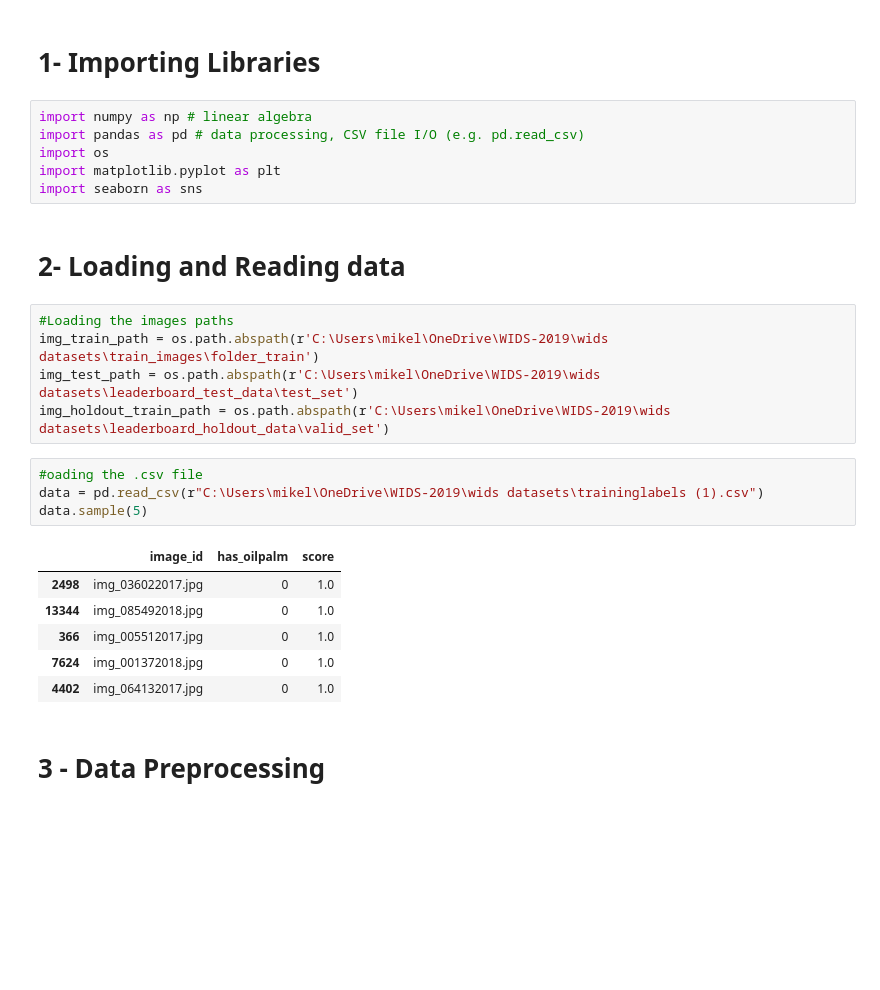
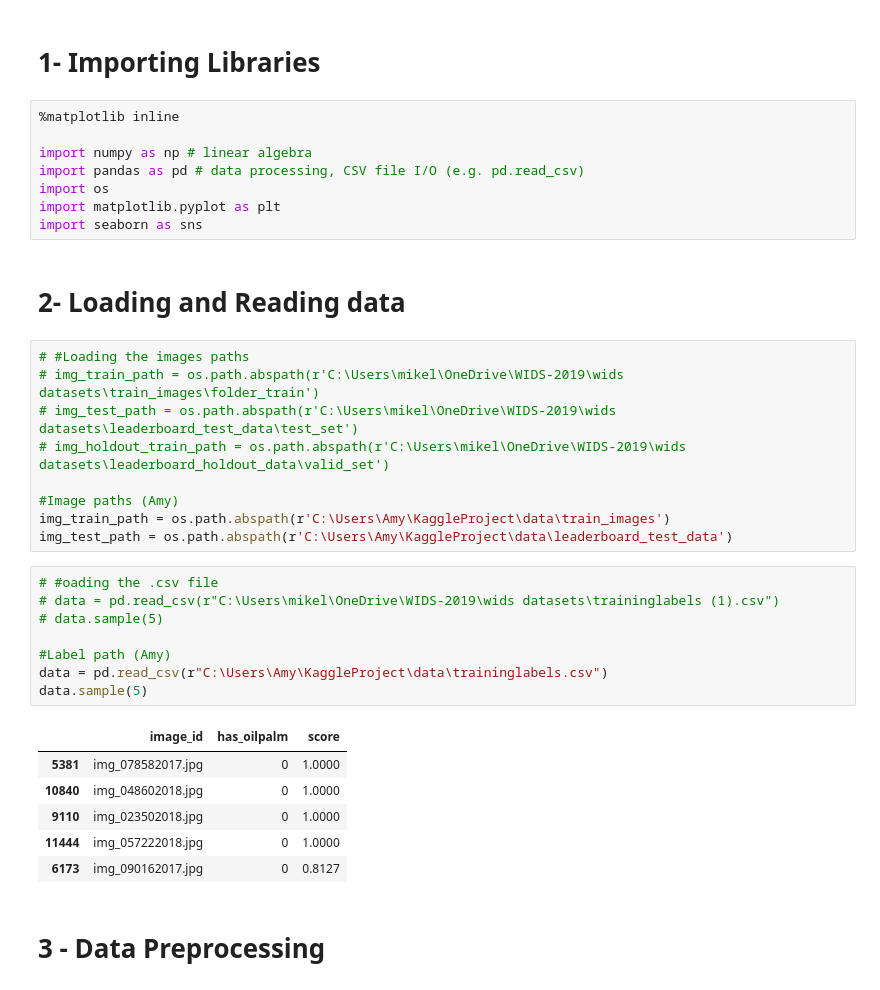
Before and after one commit to amysudarat/KaggleProject, a Jupyter notebook: WIDS-Intro and background.ipynb, the cells around one changed output. Cells and saved outputs as stored; diff of their text form; blank space fills up the shorter version.

```diff
--- a/WIDS-Intro and background.ipynb
+++ b/WIDS-Intro and background.ipynb
@@ -70,6 +70,8 @@ Labeled training and test datasets are provided for model development.
 # %% [markdown]
 # 1- Importing Libraries
 # %%
+%matplotlib inline
+
 import numpy as np # linear algebra
 import pandas as pd # data processing, CSV file I/O (e.g. pd.read_csv)
 import os
@@ -78,21 +80,29 @@ import seaborn as sns
 # %% [markdown]
 # 2- Loading and Reading data
 # %%
-#Loading the images paths
-img_train_path = os.path.abspath(r'C:\Users\mikel\OneDrive\WIDS-2019\wids datasets\train_images\folder_train')
-img_test_path = os.path.abspath(r'C:\Users\mikel\OneDrive\WIDS-2019\wids datasets\leaderboard_test_data\test_set')
-img_holdout_train_path = os.path.abspath(r'C:\Users\mikel\OneDrive\WIDS-2019\wids datasets\leaderboard_holdout_data\valid_set')
+# #Loading the images paths
+# img_train_path = os.path.abspath(r'C:\Users\mikel\OneDrive\WIDS-2019\wids datasets\train_images\folder_train')
+# img_test_path = os.path.abspath(r'C:\Users\mikel\OneDrive\WIDS-2019\wids datasets\leaderboard_test_data\test_set')
+# img_holdout_train_path = os.path.abspath(r'C:\Users\mikel\OneDrive\WIDS-2019\wids datasets\leaderboard_holdout_data\valid_set')
+
+#Image paths (Amy)
+img_train_path = os.path.abspath(r'C:\Users\Amy\KaggleProject\data\train_images')
+img_test_path = os.path.abspath(r'C:\Users\Amy\KaggleProject\data\leaderboard_test_data')
 # %%
-#oading the .csv file
-data = pd.read_csv(r"C:\Users\mikel\OneDrive\WIDS-2019\wids datasets\traininglabels (1).csv")
+# #oading the .csv file
+# data = pd.read_csv(r"C:\Users\mikel\OneDrive\WIDS-2019\wids datasets\traininglabels (1).csv")
+# data.sample(5)
+
+#Label path (Amy)
+data = pd.read_csv(r"C:\Users\Amy\KaggleProject\data\traininglabels.csv")
 data.sample(5)
 # %% [output]
 |  | image_id | has_oilpalm | score |
-| 2498 | img_036022017.jpg | 0 | 1.0 |
-| 13344 | img_085492018.jpg | 0 | 1.0 |
-| 366 | img_005512017.jpg | 0 | 1.0 |
-| 7624 | img_001372018.jpg | 0 | 1.0 |
-| 4402 | img_064132017.jpg | 0 | 1.0 |
+| 5381 | img_078582017.jpg | 0 | 1.0000 |
+| 10840 | img_048602018.jpg | 0 | 1.0000 |
+| 9110 | img_023502018.jpg | 0 | 1.0000 |
+| 11444 | img_057222018.jpg | 0 | 1.0000 |
+| 6173 | img_090162017.jpg | 0 | 0.8127 |
 # %% [markdown]
 # 3 - Data Preprocessing
 # %%
```
Also changed, not shown: parts of 22 cells of this notebook.
